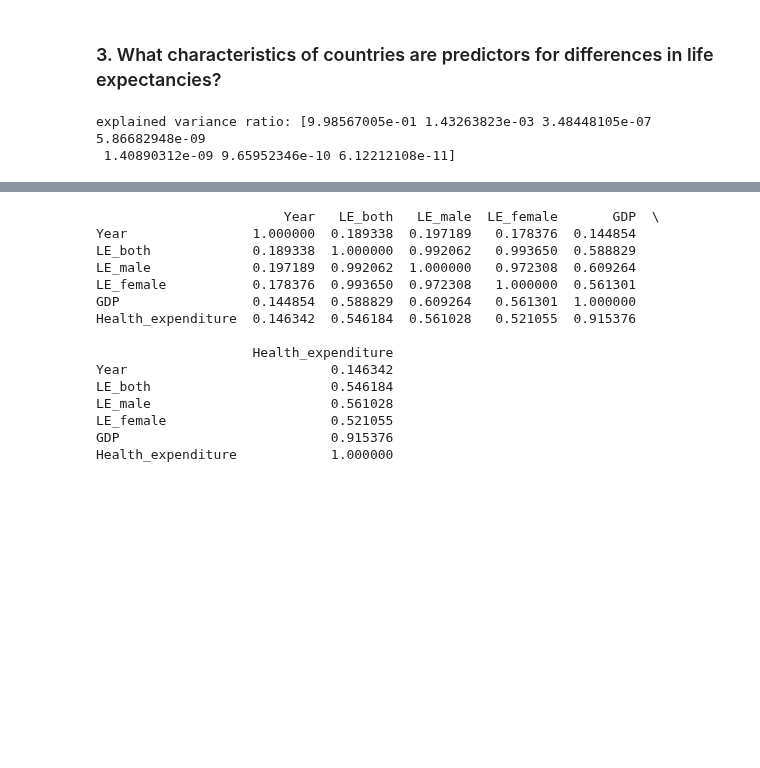
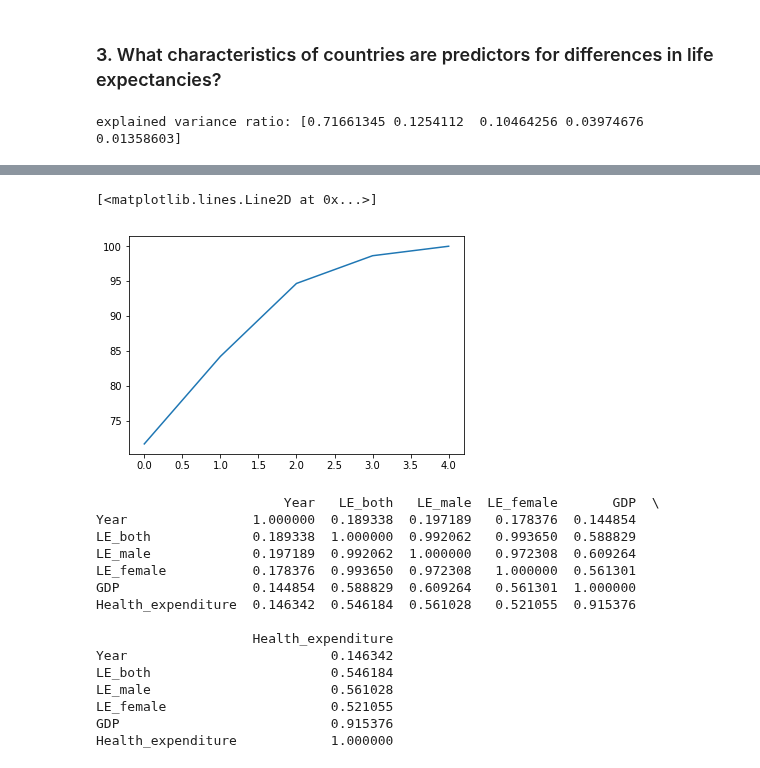
Before and after one commit to patrickFuerst/human_life_exp, a Jupyter notebook: Data Analysis(Michael).ipynb, the cells around one changed output, grey strips where cells are left out. Cells and saved outputs as stored; diff of their text form; code cells hidden in the pictures; blank space fills up the shorter version.

```diff
--- a/Data Analysis(Michael).ipynb
+++ b/Data Analysis(Michael).ipynb
@@ -103,28 +103,38 @@ datagrouped['LE_both', 'LE_female', 'LE_male'].mean().sort_values(['LE_both'],as
 ### 3. What characteristics of countries are predictors for differences in life expectancies?
 # %%
 from sklearn.decomposition import PCA
+from sklearn.preprocessing import scale
 
 # cleansing for PCA
 data_pca = data.copy()
 data_pca = (data_pca[data_pca['Year'] == 2015])
-data_pca.drop(columns=['Country', 'Year'], inplace=True)
+data_pca.drop(columns=['Country', 'Year', 'LE_male', 'LE_female'], inplace=True)
 # as we have categorial data in Income level, we must set the correct data type
 data_pca['Income Level'] = data_pca['Income Level'].astype('category')
 # assign value to each category value - Index(['H', 'L', 'LM', 'UM'], dtype='object')
 data_pca['Income Level'].cat.categories = [4,1,2,3]
 data_pca['Income Level'] = data_pca['Income Level'].astype(float)
+# log transform GDP data
+#data_pca['GDP'] = data_pca['GDP'].apply(np.log)
+# finally fill up empty data with 0
 data_pca.fillna(0, inplace=True)
 
-pca = PCA(n_components=7)
-pca.fit(data_pca)
+X = scale(data_pca)
+
+pca = PCA(n_components=len(data_pca.columns))
+pca.fit(X)
 #pca.components_
 
 # Percentage of variance explained for each components
 print('explained variance ratio: %s'
       % str(pca.explained_variance_ratio_))
 
-df_pca = pd.DataFrame(pca.transform(data_pca), columns=data_pca.columns, index=data_pca.index)
-df_pca.head()
+#Cumulative variance explains
+var1=np.cumsum(np.round(pca.explained_variance_ratio_, decimals=8)*100)
+
+plt.plot(var1)
+
+#df_pca = pd.DataFrame(pca.transform(data_pca), columns=data_pca.columns, index=data_pca.index)
+#df_pca.head()
 # %% [output]
-explained variance ratio: [9.98567005e-01 1.43263823e-03 3.48448105e-07 5.86682948e-09
- 1.40890312e-09 9.65952346e-10 6.12212108e-11]
+explained variance ratio: [0.71661345 0.1254112  0.10464256 0.03974676 0.01358603]
@@ -137,3 +141,5 @@ explained variance ratio: [9.98567005e-01 1.43263823e-03 3.48448105e-07 5.866829
+[<matplotlib.lines.Line2D at 0x...>]
+[figure, added]
 # %%
 correlations = data.corr()
 print(correlations)
```
Also changed, not shown: parts of 2 cells of this notebook.
